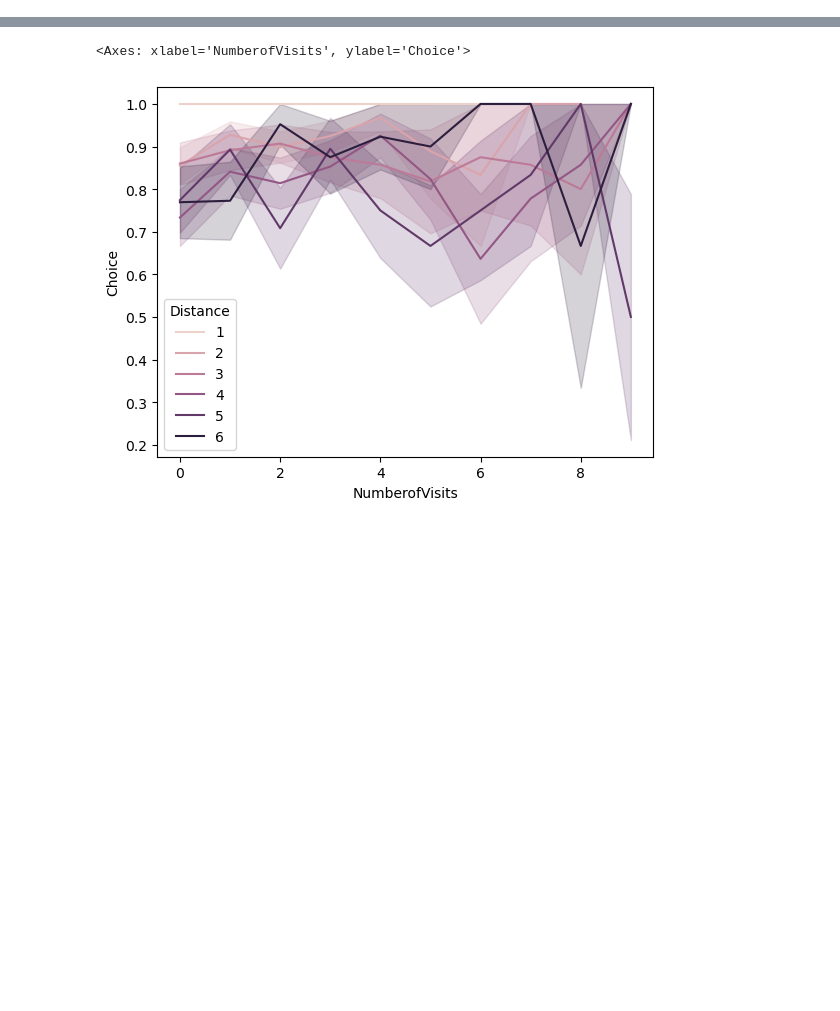
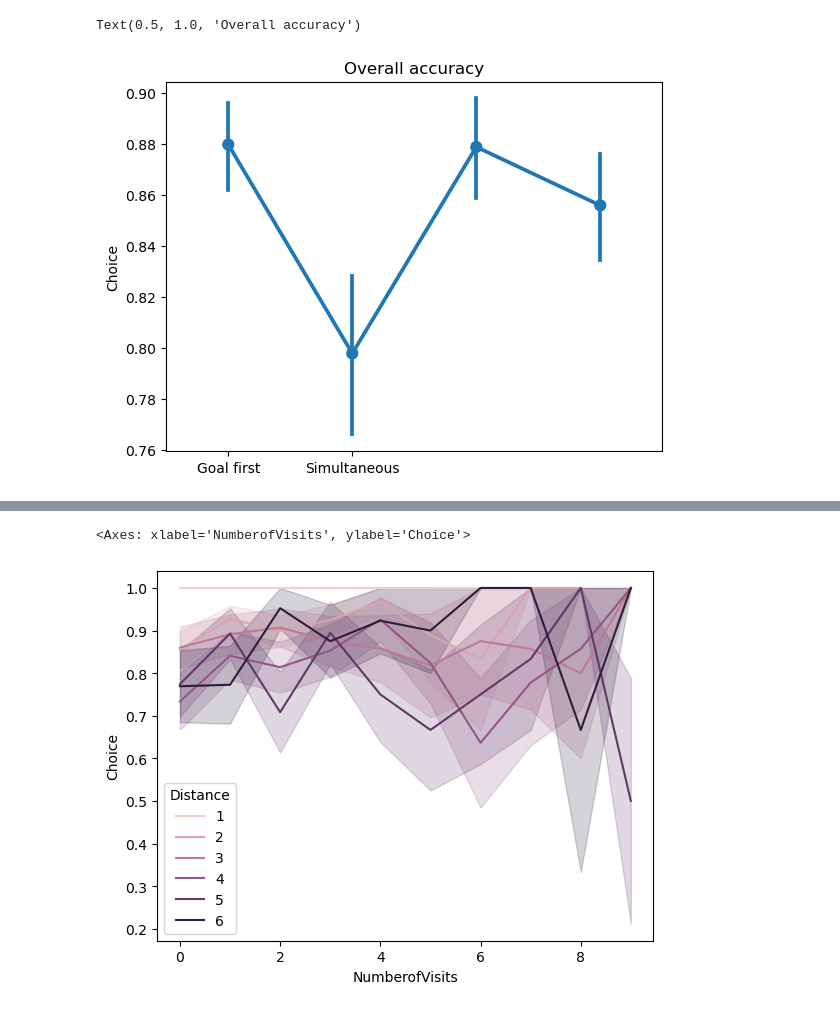
Before and after one commit to lianghexin/MazeTaskAnalysis, a Jupyter notebook: behavior_Dylan.ipynb, the cells around one changed output, grey strips where cells are left out. Drawn from its saved outputs; the diff is of its cells as text; code cells hidden in the pictures; blank space fills up the shorter version.

```diff
--- a/behavior_Dylan.ipynb
+++ b/behavior_Dylan.ipynb
@@ -93,0 +34,9 @@ first_trials = first_episodes[first_episodes.CompletedNum==1]
+# %%
+plt.close('all')
+sns.pointplot(data=beh,x='SessionNum',y='Choice')
+plt.xticks([0,1],['Goal first','Simultaneous'])
+plt.xlabel('')
+plt.title('Overall accuracy')
+# %% [output]
+Text(0.5, 1.0, 'Overall accuracy')
+[figure, added]
```
Also changed, not shown: parts of 21 cells of this notebook.
